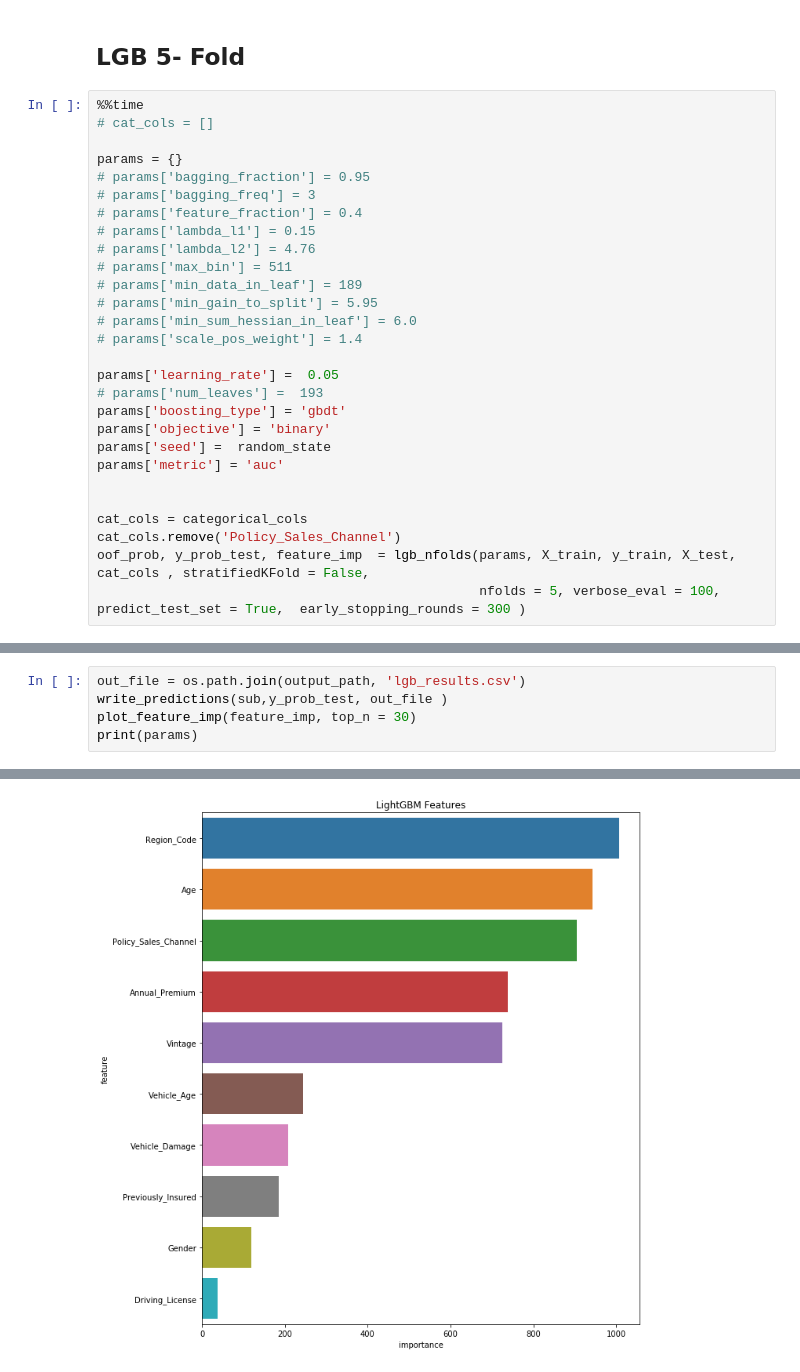
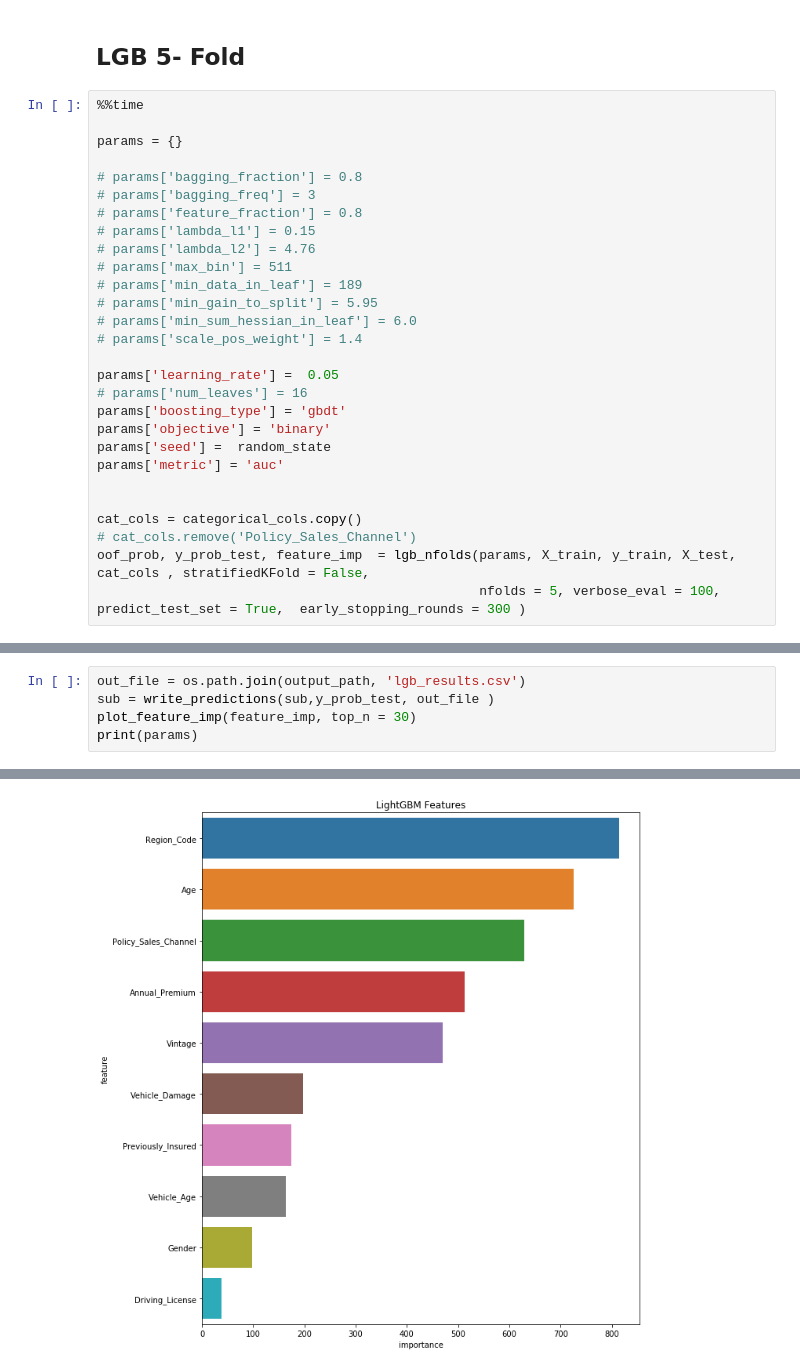
Before and after one commit to ajayrawatsap/av_vehicle_insurance, a Jupyter notebook: lgb_vehicle_insurance.ipynb, the cells around one changed output, grey strips where cells are left out. Cells and saved outputs as stored; diff of their text form.

```diff
--- a/lgb_vehicle_insurance.ipynb
+++ b/lgb_vehicle_insurance.ipynb
@@ -276,12 +276,12 @@ Train Shape (381109, 10), Test Shape (127037, 10)
 ## LGB 5- Fold
 # %%
 %%time
-# cat_cols = []
 
 params = {}
-# params['bagging_fraction'] = 0.95
+
+# params['bagging_fraction'] = 0.8
 # params['bagging_freq'] = 3
-# params['feature_fraction'] = 0.4
+# params['feature_fraction'] = 0.8
 # params['lambda_l1'] = 0.15
 # params['lambda_l2'] = 4.76
 # params['max_bin'] = 511
@@ -291,15 +291,15 @@ params = {}
 # params['scale_pos_weight'] = 1.4
 
 params['learning_rate'] =  0.05
-# params['num_leaves'] =  193
+# params['num_leaves'] = 16
 params['boosting_type'] = 'gbdt'
 params['objective'] = 'binary'
 params['seed'] =  random_state
 params['metric'] = 'auc'
 
 
-cat_cols = categorical_cols
-cat_cols.remove('Policy_Sales_Channel')
+cat_cols = categorical_cols.copy()
+# cat_cols.remove('Policy_Sales_Channel')
 oof_prob, y_prob_test, feature_imp  = lgb_nfolds(params, X_train, y_train, X_test,  cat_cols , stratifiedKFold = False,
                                                  nfolds = 5, verbose_eval = 100, predict_test_set = True,  early_stopping_rounds = 300 )
 # %% [output]
@@ -418,6 +417,6 @@ Wall time: 1min 51s
 # %%
 out_file = os.path.join(output_path, 'lgb_results.csv')
-write_predictions(sub,y_prob_test, out_file )
+sub = write_predictions(sub,y_prob_test, out_file )
 plot_feature_imp(feature_imp, top_n = 30)
 print(params)
 # %% [output]
@@ -425,2 +424,2 @@ Test prediction:Postive class count 137, Percent 0.11
-[figure, old version]
+[figure, new version]
 {'learning_rate': 0.05, 'boosting_type': 'gbdt', 'objective': 'binary', 'seed': 42, 'metric': 'auc'}
```
Also changed, not shown: parts of 3 cells of this notebook.
